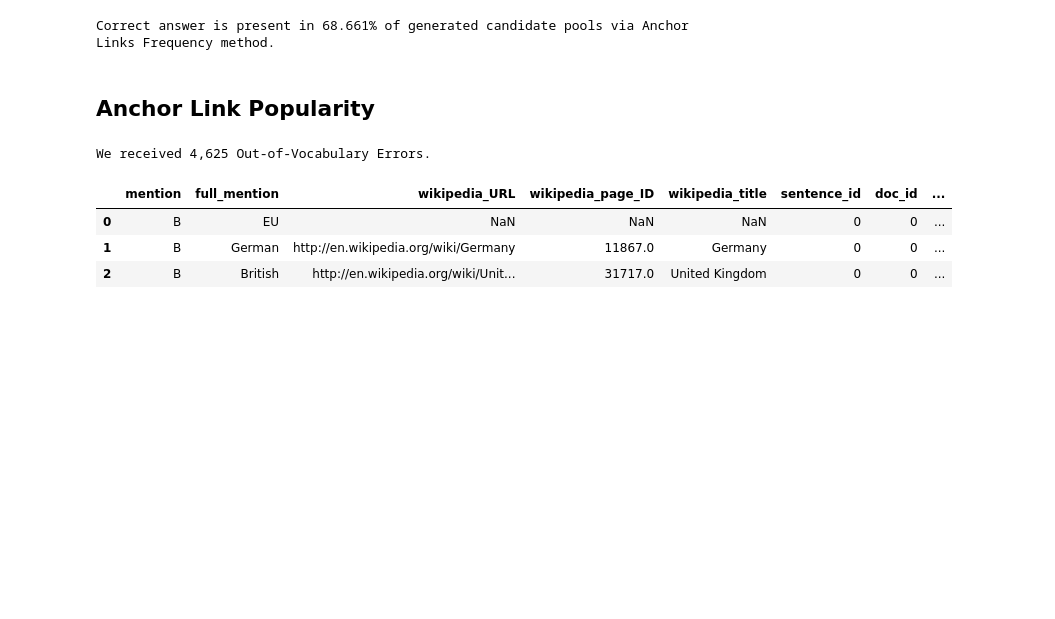
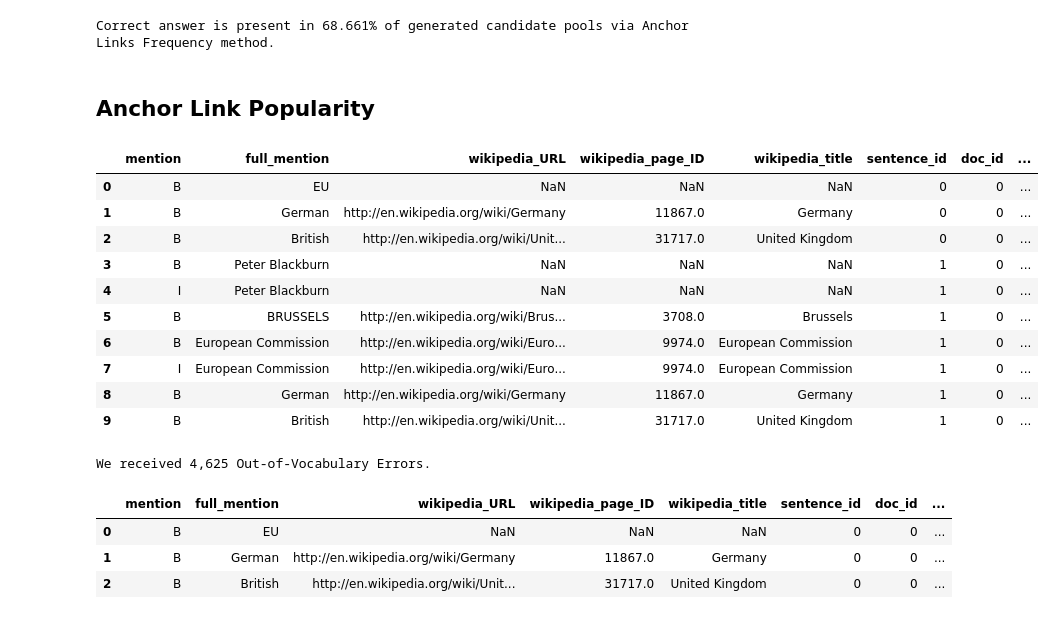
Before and after one commit to TheDigitalFrontier/entity-disambiguation, a Jupyter notebook: notebooks/pipeline/3a_anchor_links.ipynb, the cells around one changed output. Drawn from its saved outputs; the diff is of its cells as text; code cells hidden in the pictures; blank space fills up the shorter version.

Commit message:
adding anchor link probabilities

```diff
--- a/notebooks/pipeline/3a_anchor_links.ipynb
+++ b/notebooks/pipeline/3a_anchor_links.ipynb
@@ -394,6 +514,20 @@ preds_anchor_frequency.to_csv(os.path.join(preds_path, "anchortext_frequency.csv
 # %%
 # Copy input dataframe
 preds_anchor_popularity = acy_input.copy()
+# %%
+preds_anchor_popularity.head(10)
+# %% [output]
+|  | mention | full_mention | wikipedia_URL | wikipedia_page_ID | wikipedia_title | sentence_id | doc_id | ... |
+| 0 | B | EU | NaN | NaN | NaN | 0 | 0 | ... |
+| 1 | B | German | http://en.wikipedia.org/wiki/Germany | 11867.0 | Germany | 0 | 0 | ... |
+| 2 | B | British | http://en.wikipedia.org/wiki/Unit... | 31717.0 | United Kingdom | 0 | 0 | ... |
+| 3 | B | Peter Blackburn | NaN | NaN | NaN | 1 | 0 | ... |
+| 4 | I | Peter Blackburn | NaN | NaN | NaN | 1 | 0 | ... |
+| 5 | B | BRUSSELS | http://en.wikipedia.org/wiki/Brus... | 3708.0 | Brussels | 1 | 0 | ... |
+| 6 | B | European Commission | http://en.wikipedia.org/wiki/Euro... | 9974.0 | European Commission | 1 | 0 | ... |
+| 7 | I | European Commission | http://en.wikipedia.org/wiki/Euro... | 9974.0 | European Commission | 1 | 0 | ... |
+| 8 | B | German | http://en.wikipedia.org/wiki/Germany | 11867.0 | Germany | 1 | 0 | ... |
+| 9 | B | British | http://en.wikipedia.org/wiki/Unit... | 31717.0 | United Kingdom | 1 | 0 | ... |
 # %%
 # For each full mention, retrieve the candidate pool generated by the model
 mention_candidate_pools_page_ids = []
```
Also changed, not shown: parts of 25 cells of this notebook, 1 other file.
